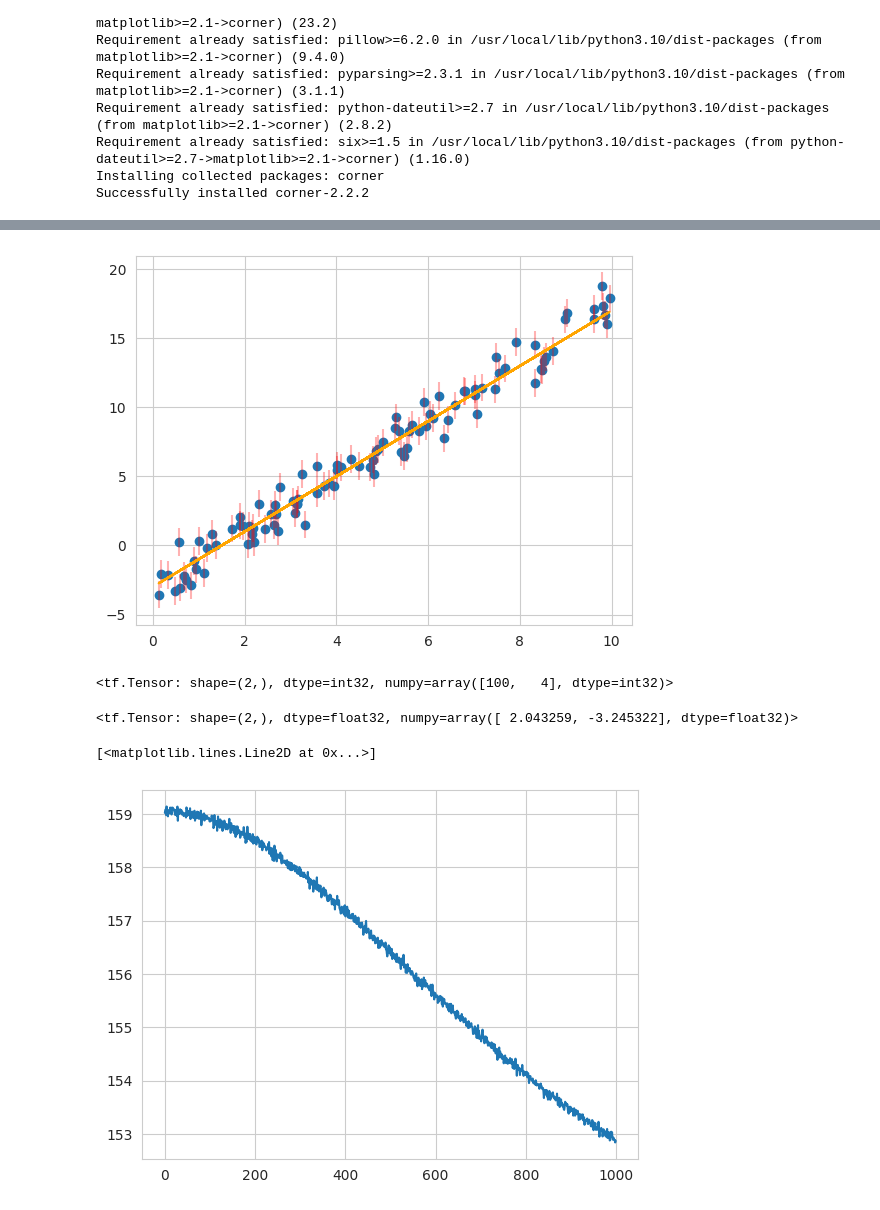
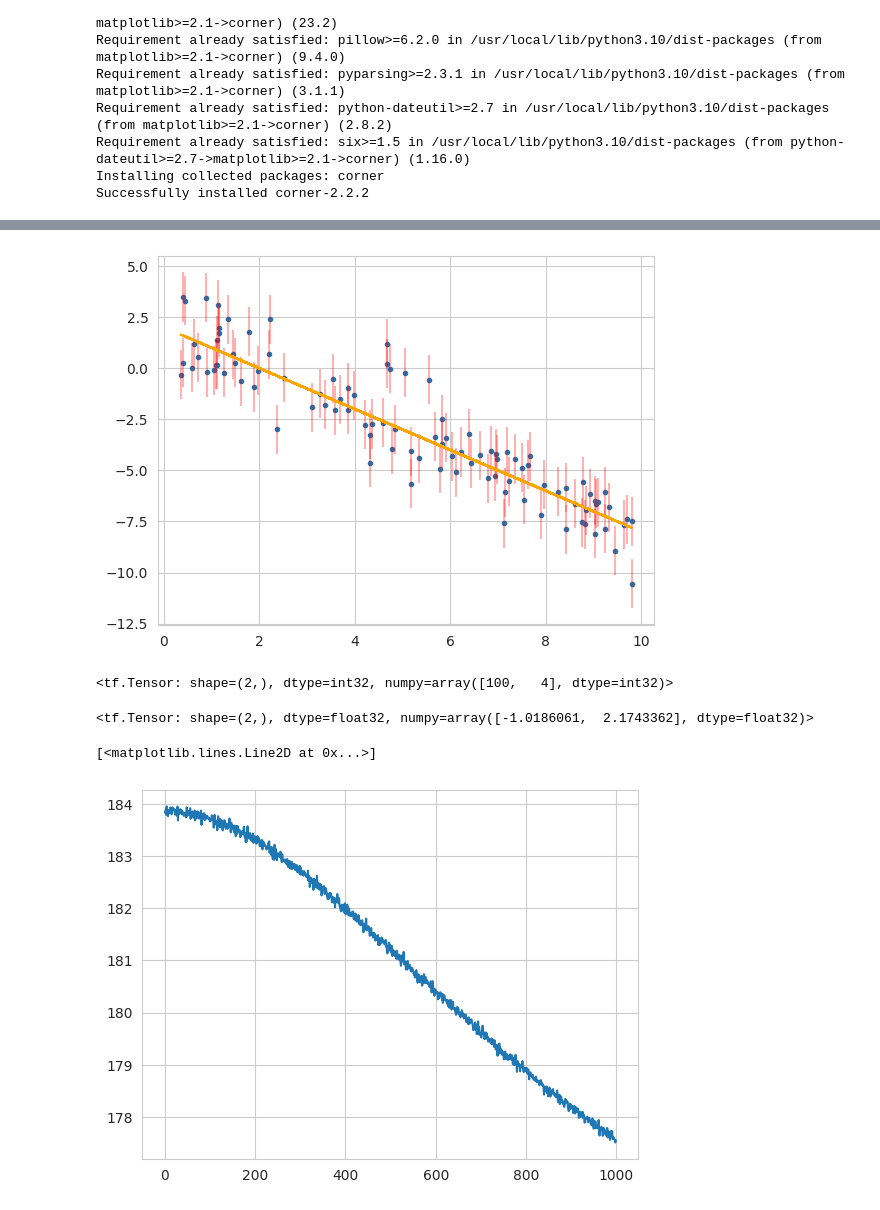
Before and after one commit to mtamar/linear_glens, a Jupyter notebook: gigalens_linefit.ipynb, the cells around one changed output, grey strips where cells are left out. Saved outputs shown, nothing was run; the diff lists cells and outputs as text; code cells hidden in the pictures.

```diff
--- a/gigalens_linefit.ipynb
+++ b/gigalens_linefit.ipynb
@@ -72,9 +72,9 @@ import random
 
 # define truth parameters and noisy data
 
-m = 2.0
-b = -3.0
-err = 1.0
+m = -1.0
+b = 2.0
+err = 1.2
 
 truth = [{'slope': m, 'y_intercept': b}]
 
@@ -82,46 +82,41 @@ num_points = 100
 
 x_observed = []
 for i in range(num_points):
   x = random.uniform(0,10)
   x_observed.append(x)
 
 x_observed = tf.cast(tf.constant(x_observed),tf.float32)
 m = tf.cast(tf.constant([m]),tf.float32)
 b = tf.cast(tf.constant([b]),tf.float32)
 err = tf.cast(tf.constant(err), tf.float32)
 
 @tf.function
 def line_model(x,params):
   m,b = params
   mx = tf.tensordot(m,x,axes=0)
   b_ = b[:,None]
   y = mx + b_
   return y
 
 def line_noisy(x,params):
   m,b = params
-  return line_model(x,(m,b)) + np.random.normal(loc=0.0,scale = np.sqrt(err))
+  return line_model(x,(m,b)) + np.random.normal(loc=0.0,scale = np.sqrt(err), size = len(x))
 
-y_observed = [line_noisy(x,(m,b)) for x in x_observed]
+#y_observed = [line_noisy(x,(m,b)) for x in x_observed]
+y_observed = line_noisy(x_observed, (m,b))
 y_observed = np.array(y_observed).flatten()
 y_observed = tf.cast(tf.constant(y_observed),tf.float32)
 
 # plot data points and truth line
 
-x_observed_c = tf.reshape(x_observed,(num_points))
-y_observed_c = tf.reshape(y_observed,(num_points))
+plt.plot(x_observed, y_observed, '.')
 
-plt.scatter(x_observed_c,y_observed_c)
-plt.errorbar(x_observed_c, y_observed_c, yerr = err, marker = 's', fmt = 'None', ecolor = 'red', alpha = 0.3)
-plt.plot(x_observed_c, tf.reshape(line_model(x_observed, (m,b)),(num_points)), color = 'orange')
+#plt.scatter(x_observed_c,y_observed_c)
+plt.errorbar(x_observed, y_observed, yerr = err, marker = 's', fmt = 'None', ecolor = 'red', alpha = 0.3)
+plt.plot(x_observed, tf.reshape(line_model(x_observed, (m,b)),(num_points)), color = 'orange')
 plt.show()
-
-ms = tf.constant([1.0,-2.0,3.0,4.0])
-bs = tf.constant([1.0,3.0,2.0,4.0])
-
-tf.shape(tf.reshape(line_model(x_observed, (ms,bs)), (num_points,-1)))
 # %% [output]
-[figure, old version]
+[figure, new version]
 <tf.Tensor: shape=(2,), dtype=int32, numpy=array([100,   4], dtype=int32)>
 # %%
 @tf.function
@@ -301,4 +296,4 @@ MAP_b = bs_train[best_idx].numpy()
 best = tf.constant([MAP_m, MAP_b])
 best
 # %% [output]
-<tf.Tensor: shape=(2,), dtype=float32, numpy=array([ 2.043259, -3.245322], dtype=float32)>
+<tf.Tensor: shape=(2,), dtype=float32, numpy=array([-1.0186061,  2.1743362], dtype=float32)>
@@ -310,7 +307,7 @@ q_z, losses = fitter.SVI(optimizer=optimizer, start=best, n_vi=300, num_steps=10
 plt.plot(losses)
 # %% [output]
 [<matplotlib.lines.Line2D at 0x...>]
-[figure, old version]
+[figure, new version]
 # %%
 q_z.sample(10)
 # %% [output]
```
Also changed, not shown: parts of 8 cells of this notebook.
